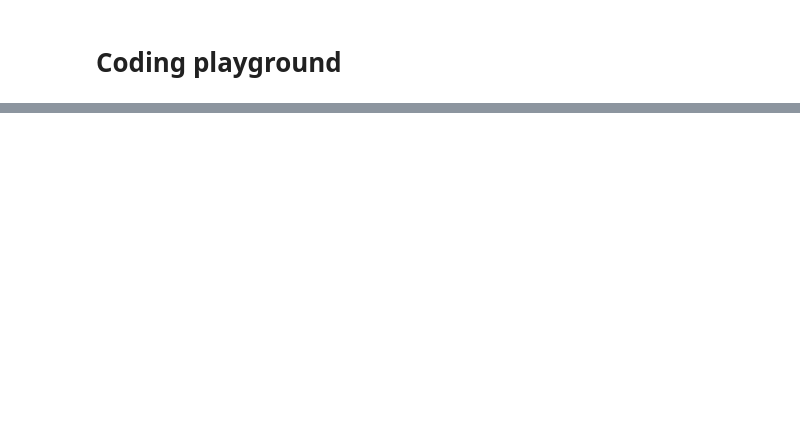
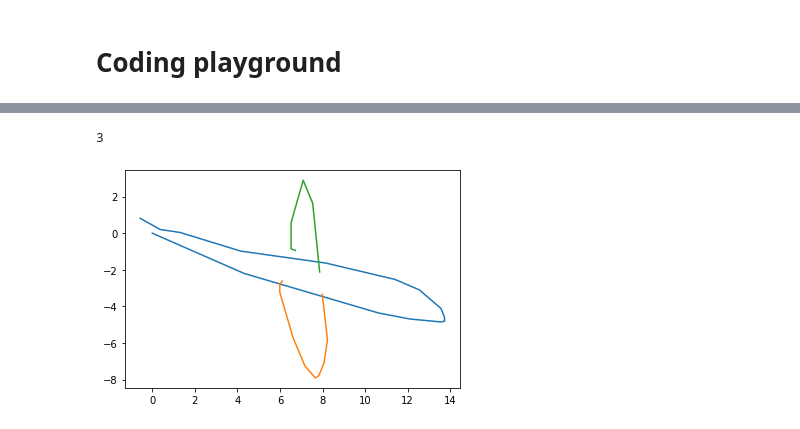
Before and after one commit to ij264/Corpus-Drawing-Project, a Jupyter notebook: sketchRNN.ipynb, the cells around one changed output, grey strips where cells are left out. Drawn from its saved outputs; the diff is of its cells as text; code cells hidden in the pictures; blank space fills up the shorter version.

```diff
--- a/sketchRNN.ipynb
+++ b/sketchRNN.ipynb
@@ -276,0 +886,2 @@ torch.nn.functional.kl_div(k,k) #Why isn't this zero, shouldn't distributions be
+# %%
+batch = batches[0][0].numpy()
@@ -276,0 +898,41 @@ torch.nn.functional.kl_div(k,k) #Why isn't this zero, shouldn't distributions be
+# %%
+# James can you fix this pls
+#Yes I can
+
+def sketchplotter(M):
+  X=[]
+  Y=[]
+  #these 'all' variables store every jump in its entirety, the X and Y omit those jumps which are the pen being lifted.
+  XALL=[]
+  YALL=[]
+  strokenumber=0
+  for i in range(len(M)): #Originally taking tensor data with size(), had to change to len since it is a numpy tuple
+    if i == 0:
+      X.append(M[i,0])
+      Y.append(M[i,1])
+      XALL.append(M[i,0])
+      YALL.append(M[i,1])
+    elif M[i,3].item()==1: #The slot for the lift up state changed from 2-> 3 when we reformatted the data
+      X.append(M[i,0]+XALL[i-1])
+      Y.append(M[i,1]+YALL[i-1])
+      XALL.append(M[i,0]+XALL[i-1])
+      YALL.append(M[i,1]+YALL[i-1])
+      strokenumber+=1
+      plt.plot(X,Y)
+      X=[]
+      Y=[]
+    else:
+      X.append(M[i,0]+XALL[i-1])
+      Y.append(M[i,1]+YALL[i-1])
+      XALL.append(M[i,0]+XALL[i-1])
+      YALL.append(M[i,1]+YALL[i-1])
+  plt.plot(X,Y)
+  print(strokenumber)
+  #print(X)
+  #print(Y)
+
+sketchplotter(batch)
+plt.show()
+# %% [output]
+3
+[figure, added]
```
Also changed, not shown: parts of 18 cells of this notebook.
